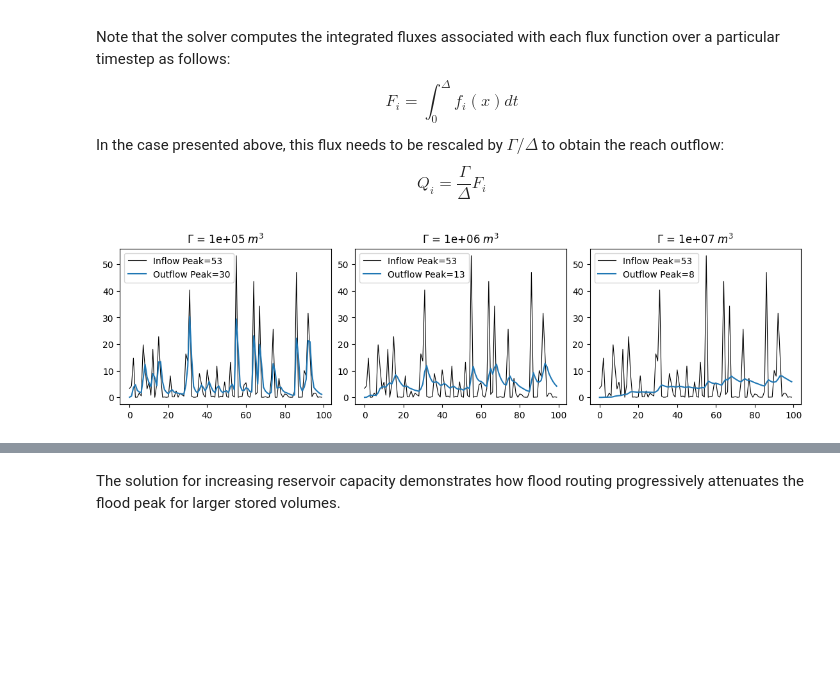
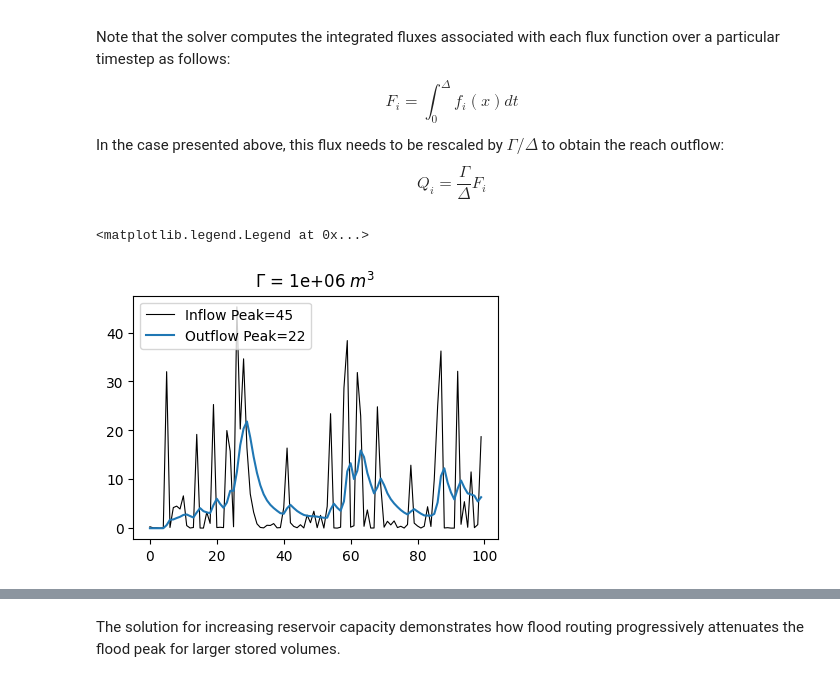
Before and after one commit to csiro-hydroinformatics/pyquasoare, a Jupyter notebook: examples/notebooks/quasoare_examples_01_defining_an_ode.ipynb, the cells around one changed output, grey strips where cells are left out. Saved outputs shown, nothing was run; the diff lists cells and outputs as text; code cells hidden in the pictures; blank space fills up the shorter version.

```diff
--- a/examples/notebooks/quasoare_examples_01_defining_an_ode.ipynb
+++ b/examples/notebooks/quasoare_examples_01_defining_an_ode.ipynb
@@ -86,32 +86,30 @@ $$
 Delta = 3600
 
 # Random inflow timeseries
+nval = 100
 Qstars = np.exp(np.random.uniform(-4, 4, size=nval))
 
-# Solution function allowing to vary the capacity (Gamma)
-def solve(Gamma, x0=0.):
-    # Flux scalings for the two fluxes
-    nval = 100
-    scalings = np.ones((nval, 2))
-    scalings[:, 0] = Qstars / Gamma
-    scalings[:, 1] = 1 / Delta
+# We run the solver for a given reservoir capacities
+Gamma = 1e6
+x0 = 0.
+nval = 100
 
-    # Solve
-    return models.quad_model(alphas, scalings, coefs, x0, Delta)
+# Define flux scalings
+scalings = np.ones((nval, 2))
+scalings[:, 0] = Qstars / Gamma
+scalings[:, 1] = 1 / Delta
+
+# Solve
+_, x, fluxes = models.quad_model(alphas, scalings, coefs, x0, Delta)
 # %%
-fig, axs = plt.subplots(ncols=3, figsize=(11, 3), layout="constrained")
+fig, ax = plt.subplots(figsize=(4, 3), layout="constrained")
 time = np.arange(nval)
 
-# We run the solver for three reservoir capacities
-Gammas = [1e5, 1e6, 1e7]
-
-for igamma, Gamma in enumerate(Gammas):
-    _, x, fluxes = solve(Gamma)
-    ax = axs[igamma]
-    ax.plot(time, Qstars, "k-", lw=0.8, label=f"Inflow Peak={Qstars.max():0.0f}")
-    qout = -fluxes[:, 1] * Gamma / Delta
-    ax.plot(time, qout, label=f"Outflow Peak={qout.max():0.0f}")
-    ax.set(title=f"$\\Gamma$ = {Gamma:0.0e} $m^3$")
-    ax.legend(loc=2)
+ax.plot(time, Qstars, "k-", lw=0.8, label=f"Inflow Peak={Qstars.max():0.0f}")
+qout = -fluxes[:, 1] * Gamma / Delta
+ax.plot(time, qout, label=f"Outflow Peak={qout.max():0.0f}")
+ax.set(title=f"$\\Gamma$ = {Gamma:0.0e} $m^3$")
+ax.legend(loc=2)
 # %% [output]
+<matplotlib.legend.Legend at 0x...>
-[figure, old version]
+[figure, new version]
```
Also changed, not shown: parts of 4 cells of this notebook, 1 other file.
